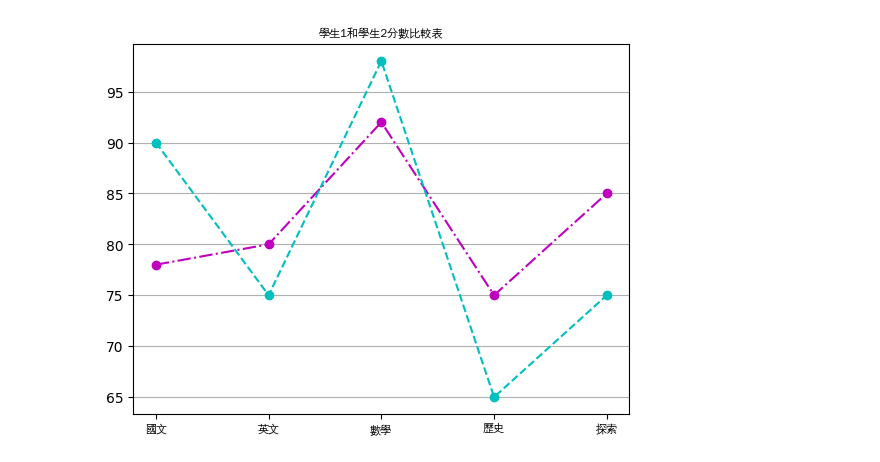
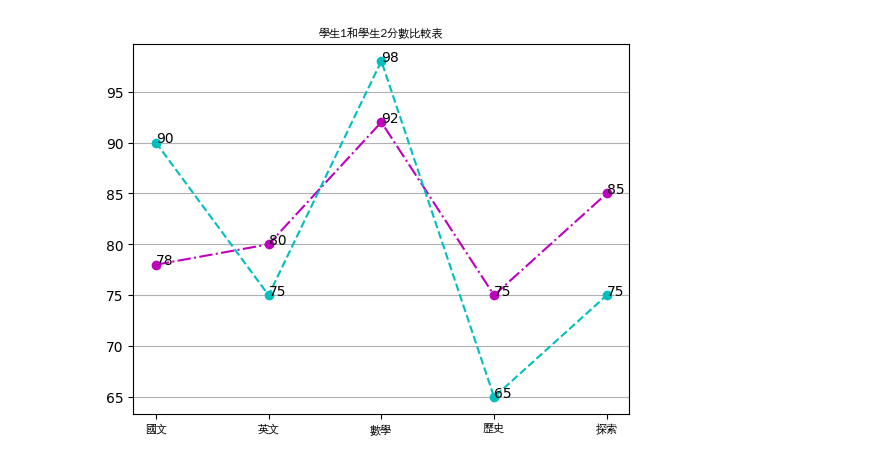
Before and after one commit to Jdstrange/_08_23_1_3_, a Jupyter notebook: Lesson15_3.ipynb, the cells around one changed output. Saved outputs shown, nothing was run; the diff lists cells and outputs as text; code cells hidden in the pictures.

```diff
--- a/Lesson15_3.ipynb
+++ b/Lesson15_3.ipynb
@@ -2,31 +2,40 @@
 #使用codespace 要安裝中文字型
 #install 要加-y
 #命令列:sudo apt-get update -y
 #命令列:sudo apt-get install -y fonts-wqy-zenhei
 #說明網址:https://askubuntu.com/questions/490829/how-can-i-install-chinese-fonts-on-kubuntu-14-04
 #字型位置:/usr/share/fonts/truetype/wqy/wqy-zenhei.ttc
 import matplotlib.pyplot as plt
 from matplotlib.font_manager import FontProperties
 
 student1 = {'國文':78, '英文':80, '數學':92, '歷史':75, '探索':85}
 student2 = {'國文':90, '英文':75, '數學':98, '歷史':65, '探索':75}
 #window電腦
 #font=FontProperties(fname=r'c:\windows\fonts\simsun.ttc',size=8)
 
 #codespace
 font = FontProperties(fname='/usr/share/fonts/truetype/wqy/wqy-zenhei.ttc',size=8)
 
 subjects = list(student1.keys())
 value1 = list(student1.values())
 value2 = list(student2.values())
 
 figure = plt.figure()
 axes = figure.add_subplot(1,1,1)
 axes.plot(subjects,value1,'m-.o')
 axes.plot(subjects,value2,'c--o')
 axes.set_xticklabels(subjects,fontproperties=font)
 axes.set_title('學生1和學生2分數比較表',fontproperties=font)
 axes.grid(axis='y')
+x_location = axes.get_xticks()
+for index,x in enumerate(x_location):
+    y = value1[index]
+    axes.annotate(str(y),xy=(x,y))
+
+for index,x in enumerate(x_location):
+    y = value2[index]
+    axes.annotate(str(y),xy=(x,y))
+
 plt.show()
 # %% [output]
-[figure, old version]
+[figure, new version]
```
